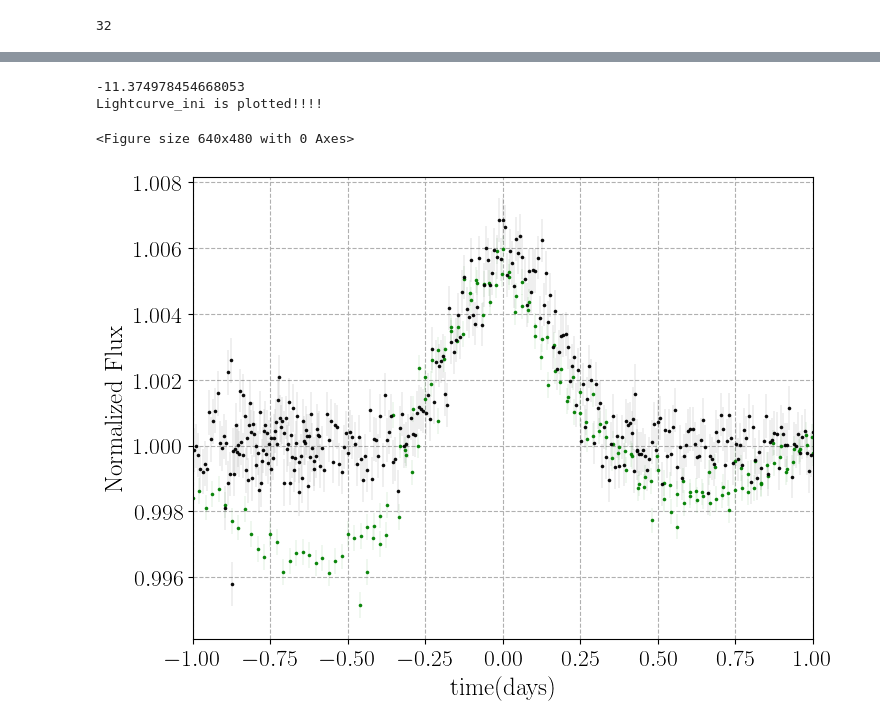
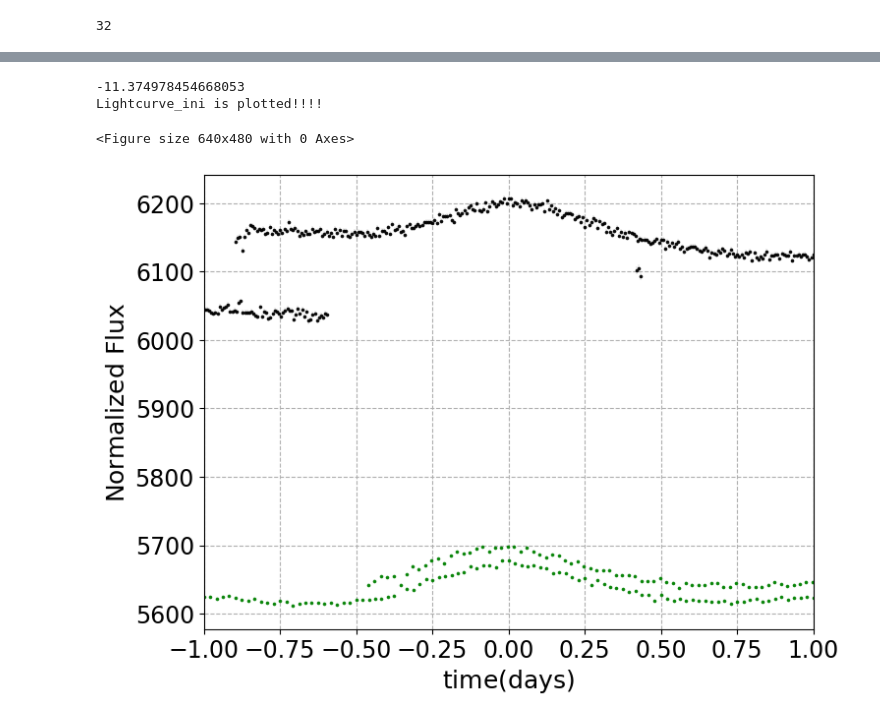
Before and after one commit to iamalisalehi/Self_Lensing, a Jupyter notebook: TIC1_TPF_Sector32.ipynb, the cells around one changed output, grey strips where cells are left out. Drawn from its saved outputs; the diff is of its cells as text; code cells hidden in the pictures.

```diff
--- a/TIC1_TPF_Sector32.ipynb
+++ b/TIC1_TPF_Sector32.ipynb
@@ -152,76 +159,76 @@ for jj in range(50):
 # %%
-fds=open("./Sector6data.dat","r")
-n0=sum(1 for line in fds)
+fds = np.loadtxt("https://raw.githubusercontent.com/iamalisalehi/Self_Lensing/refs/heads/main/Sector6SAPdata.dat", unpack=True)
+n0 = fds.shape[-1]
 
-fdd=open("./Sector32data.dat","r")
-n1=sum(1 for line in fdd)
+fdd = np.loadtxt("https://raw.githubusercontent.com/iamalisalehi/Self_Lensing/refs/heads/main/Sector32SAPdata.dat", unpack=True)
+n1 = fdd.shape[-1]
 
-fds=open("./Sector33data.dat","r")
-n2=sum(1 for line in fds)
+fds = np.loadtxt("https://raw.githubusercontent.com/iamalisalehi/Self_Lensing/refs/heads/main/Sector33SAPdata.dat", unpack=True)
+n2 = fds.shape[-1]
 
-t0= 1480.1397390288491
+t0 = 1480.1397390288491
 P = 11.393423143561519
 
-print(  1468.764760574181- 1480.1397390288491 )
+print(1468.764760574181 - 1480.1397390288491)
 
-data=np.zeros((n0+n1,4))
-data[:n0,:3]=np.loadtxt("./Sector6data.dat")
-data[n0:,:3]=np.loadtxt("./Sector32data.dat")
+data = np.zeros((n0+n1, 4))
+data[:n0,:3] = np.loadtxt("https://raw.githubusercontent.com/iamalisalehi/Self_Lensing/refs/heads/main/Sector6SAPdata.dat")
+data[n0:,:3] = np.loadtxt("https://raw.githubusercontent.com/iamalisalehi/Self_Lensing/refs/heads/main/Sector32SAPdata.dat")
 #data[(n1+n0):,:]=np.loadtxt("./Sector33data.dat")
-n1=1687
-n2=0
-nt=n0+n1+n2
-for i in range(n0+n1+n2):
-    tim=(data[i,0]-t0)
-    while(tim>P/2.0):
-        tim=tim-P
-    while(tim<-P/2.0):
-        tim=tim+P
-    data[i,0]=tim
-    data[i,2]=abs(data[i,2])
-    if(i<n0):                data[i,3]=0
-    if(i>n0 and i<(n1+n0)):  data[i,3]=1
-    if(i>(n0+n1)):           data[i,3]=2
+n1 = 1687
+n2 = 0
+nt = n0 + n1 + n2
+
+for i in range(n0 + n1 + n2):
+    tim = (data[i,0] - t0)
+    while(tim > P/2.0):
+        tim = tim-P
+    while(tim < -P/2.0):
+        tim = tim + P
+    data[i,0] = tim
+    data[i,2] = abs(data[i,2])
+    if(i < n0):                data[i,3] = 0
+    if(i > n0 and i<(n1+n0)):  data[i,3] = 1
+    if(i > (n0+n1)):           data[i,3] = 2
 
 
-Nd=int(7070)
-par=np.zeros((Nd,3))
-par=np.loadtxt("SAP_data_Fold.txt")##SAP_data_Fold.txt")
+#Nd = int(7070)
+#par = np.zeros((Nd, 3))
+#par = np.loadtxt("https://raw.githubusercontent.com/iamalisalehi/Self_Lensing/refs/heads/main/SAP_data_Fold.txt") ##SAP_data_Fold.txt")
 
 plt.cla()
 plt.clf()
 plt.figure(figsize=(8, 6))
 
-plt.errorbar(data[:n0,0], data[:n0,1], yerr=data[:n0,2],fmt=".",markersize=3.2,color='g',ecolor='g',elinewidth=0.1,capsize=0,alpha=0.9)
-plt.errorbar(data[n0:(n0+n1),0], data[n0:(n0+n1),1], yerr=data[n0:(n0+n1),2],fmt=".",markersize=3.2,color='k',ecolor='k',elinewidth=0.1,capsize=0,alpha=0.9)
+plt.errorbar(data[:n0,0], data[:n0,1], yerr=data[:n0,2], fmt=".", markersize=3.2, color='g', ecolor='g', elinewidth=0.1, capsize=0, alpha=0.9)
+plt.errorbar(data[n0:(n0+n1),0], data[n0:(n0+n1),1], yerr=data[n0:(n0+n1),2], fmt=".", markersize=3.2, color='k', ecolor='k', elinewidth=0.1, capsize=0, alpha=0.9)
 #plt.errorbar(data[(n0+n1):,0], data[(n0+n1):,1], yerr=data[(n0+n1):,2],fmt=".",markersize=1.2,color='k',ecolor='#C1FFC1',elinewidth=0.01,capsize=0,alpha=0.9)
 #plt.errorbar(data[:nt,0], data[:nt,1], yerr=data[:nt,2],fmt=".",markersize=1.2,color='g',ecolor='#C1FFC1',elinewidth=0.1,capsize=0,alpha=0.9)
 
 #plt.errorbar(par[:,0],par[:,1], yerr=par[:,2],fmt=".",markersize=1.2,color='k',ecolor='#C1FFC1',elinewidth=0.01,capsize=0,alpha=0.9)
-
 
 plt.ylabel(r"$\rm{Normalized}~\rm{Flux}$", fontsize=18)
 plt.xlabel(r"$\rm{time}(days)$", fontsize=18)
 plt.xlim(-1.0, 1.0)
 plt.xticks(fontsize=17, rotation=0)
 plt.yticks(fontsize=17, rotation=0)
 plt.grid("True")
 plt.grid(linestyle='dashed')
-fig3=plt.gcf()
+fig3 = plt.gcf()
 fig3.savefig("lightcurve_ini.jpg", dpi=200)
 print("Lightcurve_ini is plotted!!!!")
 plt.show()
 
 
-fil = open("./LastData.dat","w")
-fil.close()
-nm=np.argsort(data[:nt,0])
-for i in range(nt):
-    fil = open("./LastData.dat","a+")
-    np.savetxt(fil,data[int(nm[i]),:].reshape((-1, 4)),fmt ="%.10f     %.10f       %.10f    %d ")
-    fil.close()
+# fil = open("https://raw.githubusercontent.com/iamalisalehi/Self_Lensing/refs/heads/main/LastData.dat","w")
+# fil.close()
+
+#nm = np.argsort(data[:nt,0])
+#for i in range(nt):
+#    filename = "https://raw.githubusercontent.com/iamalisalehi/Self_Lensing/refs/heads/main/LastData.dat"
+#    np.savetxt(filename, data[int(nm[i]),:].reshape((-1, 4)), fmt ="%.10f     %.10f       %.10f    %d ")
 # %% [output]
 -11.374978454668053
 Lightcurve_ini is plotted!!!!
 <Figure size 640x480 with 0 Axes>
-[figure, old version]
+[figure, new version]
```
Also changed, not shown: parts of 10 cells of this notebook.
